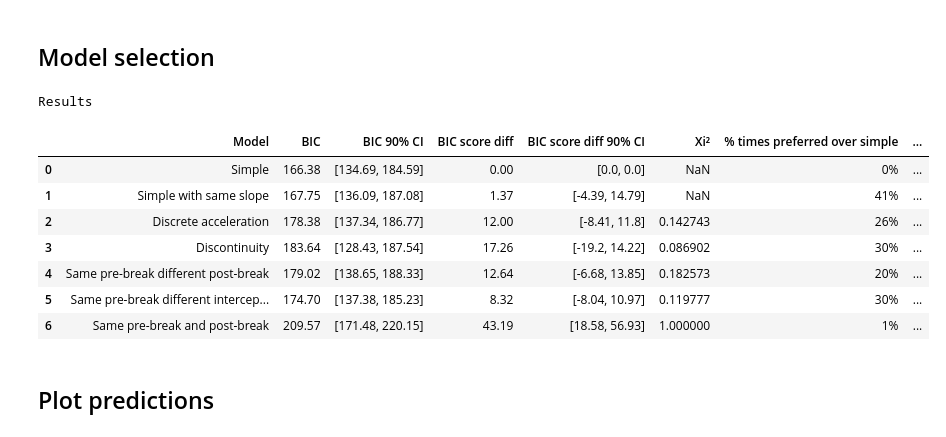
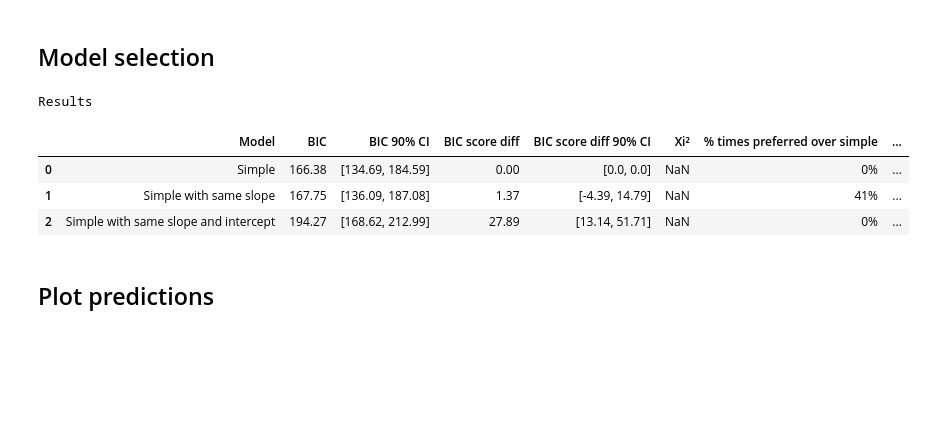
Before and after one commit to epoch-research/open-model-trends, a Jupyter notebook: compute_analysis.ipynb, the cells around one changed output. Drawn from its saved outputs; the diff is of its cells as text; code cells hidden in the pictures; blank space fills up the shorter version.

```diff
--- a/compute_analysis.ipynb
+++ b/compute_analysis.ipynb
@@ -508,17 +532,18 @@ def fit_n_phase_exponential(
 fit_em_all = lambda df_fit : {
     "Simple" : fit_n_phase_exponential(df_fit, kink_count=0),
     "Simple with same slope": fit_n_phase_exponential(df_fit, kink_count=0, same_slopes=(True,)),
-    "Discrete acceleration" : fit_n_phase_exponential(df_fit, kink_count=1),
-    "Discontinuity" : fit_n_phase_exponential(df_fit, kink_count=1, allow_discontinuities=True),
-    "Same pre-break different post-break" : fit_n_phase_exponential(
-        df_fit, kink_count=1, allow_discontinuities=True, same_intercepts=(True, False), same_slopes=(True, False)
-    ),
-    "Same pre-break different intercept post-break" : fit_n_phase_exponential(
-        df_fit, kink_count=1, allow_discontinuities=True, same_intercepts=(True, False), same_slopes=(True, True)
-    ),
-    "Same pre-break and post-break" : fit_n_phase_exponential(
-        df_fit, kink_count=1, allow_discontinuities=True, same_intercepts=(True, True), same_slopes=(True, True)
-    ),
+    "Simple with same slope and intercept": fit_n_phase_exponential(df_fit, kink_count=0, same_slopes=(True,), same_intercepts=(True,)),
+    # "Discrete acceleration" : fit_n_phase_exponential(df_fit, kink_count=1),
+    # "Discontinuity" : fit_n_phase_exponential(df_fit, kink_count=1, allow_discontinuities=True),
+    # "Same pre-break different post-break" : fit_n_phase_exponential(
+    #     df_fit, kink_count=1, allow_discontinuities=True, same_intercepts=(True, False), same_slopes=(True, False)
+    # ),
+    # "Same pre-break different intercept post-break" : fit_n_phase_exponential(
+    #     df_fit, kink_count=1, allow_discontinuities=True, same_intercepts=(True, False), same_slopes=(True, True)
+    # ),
+    # "Same pre-break and post-break" : fit_n_phase_exponential(
+    #     df_fit, kink_count=1, allow_discontinuities=True, same_intercepts=(True, True), same_slopes=(True, True)
+    # ),
 }
 
 # Best model fits
@@ -647,38 +672,34 @@ for name, model in models.items():
         "BIC score diff 90% CI": np.round(bootstrap_bic_score_diff[name], 2),
         "Xi²": c2,
         "% times preferred over simple": f"{bootstrap_preferred_percent[name]:.0%}",
         # "bayes factor over simple" : np.exp(-0.5 * (model.bic - models["simple"].bic)),
         "K-fold mean MSE" : np.round(folds_mses[name], 2),
         "K-fold mean MSE 90% CI" : np.round(bootstrap_mses[name], 2),
     }
 
     result["Recent slope for closed models (Nx/year)"] = np.round(10**model.oom_year_slopes['closed'][-1], 2)
     result["Recent slope for closed models 90% CI"] = np.round(bootstrap_slopes_ci[name]['closed'], 2)
     result["Recent slope for open models (Nx/year)"] = np.round(10**model.oom_year_slopes['open'][-1], 2)
     result["Recent slope for open models 90% CI"] = np.round(bootstrap_slopes_ci[name]['open'], 2)
     result["Lead time (years)"] = np.round(calculate_lead_time(df_filtered, model), 2)
     result["Lead time 90% CI"] = np.round(bootstrap_lead_time_years[name], 2)
     if len(model.break_points_dt) > 0:
         result["Break point"] = model.break_points_dt[-1].strftime('%Y-%m')
         result["Break point 90% CI"] = [date.strftime('%Y-%m') for date in bootstrap_breaks[name]]
     results.append(result)
 
 results_df = pd.DataFrame(results)
 
 # bayes_factor = np.exp(-0.5 * (kinked_fit.bic - simple_fit.bic))
 
 print("Results")
 results_df
 # %% [output]
 Results
 |  | Model | BIC | BIC 90% CI | BIC score diff | BIC score diff 90% CI | Xi² | % times preferred over simple | ... |
 | 0 | Simple | 166.38 | [134.69, 184.59] | 0.00 | [0.0, 0.0] | NaN | 0% | ... |
 | 1 | Simple with same slope | 167.75 | [136.09, 187.08] | 1.37 | [-4.39, 14.79] | NaN | 41% | ... |
-| 2 | Discrete acceleration | 178.38 | [137.34, 186.77] | 12.00 | [-8.41, 11.8] | 0.142743 | 26% | ... |
-| 3 | Discontinuity | 183.64 | [128.43, 187.54] | 17.26 | [-19.2, 14.22] | 0.086902 | 30% | ... |
-| 4 | Same pre-break different post-break | 179.02 | [138.65, 188.33] | 12.64 | [-6.68, 13.85] | 0.182573 | 20% | ... |
-| 5 | Same pre-break different intercep... | 174.70 | [137.38, 185.23] | 8.32 | [-8.04, 10.97] | 0.119777 | 30% | ... |
-| 6 | Same pre-break and post-break | 209.57 | [171.48, 220.15] | 43.19 | [18.58, 56.93] | 1.000000 | 1% | ... |
+| 2 | Simple with same slope and intercept | 194.27 | [168.62, 212.99] | 27.89 | [13.14, 51.71] | NaN | 0% | ... |
 # %%
 # Save results_df
 fname = f'compute_regression_analysis_{model_selection}_frontier={frontier_selection}_top{top_n}_cutoff={cutoff_date}.csv'
```
Also changed, not shown: parts of 3 cells of this notebook.
